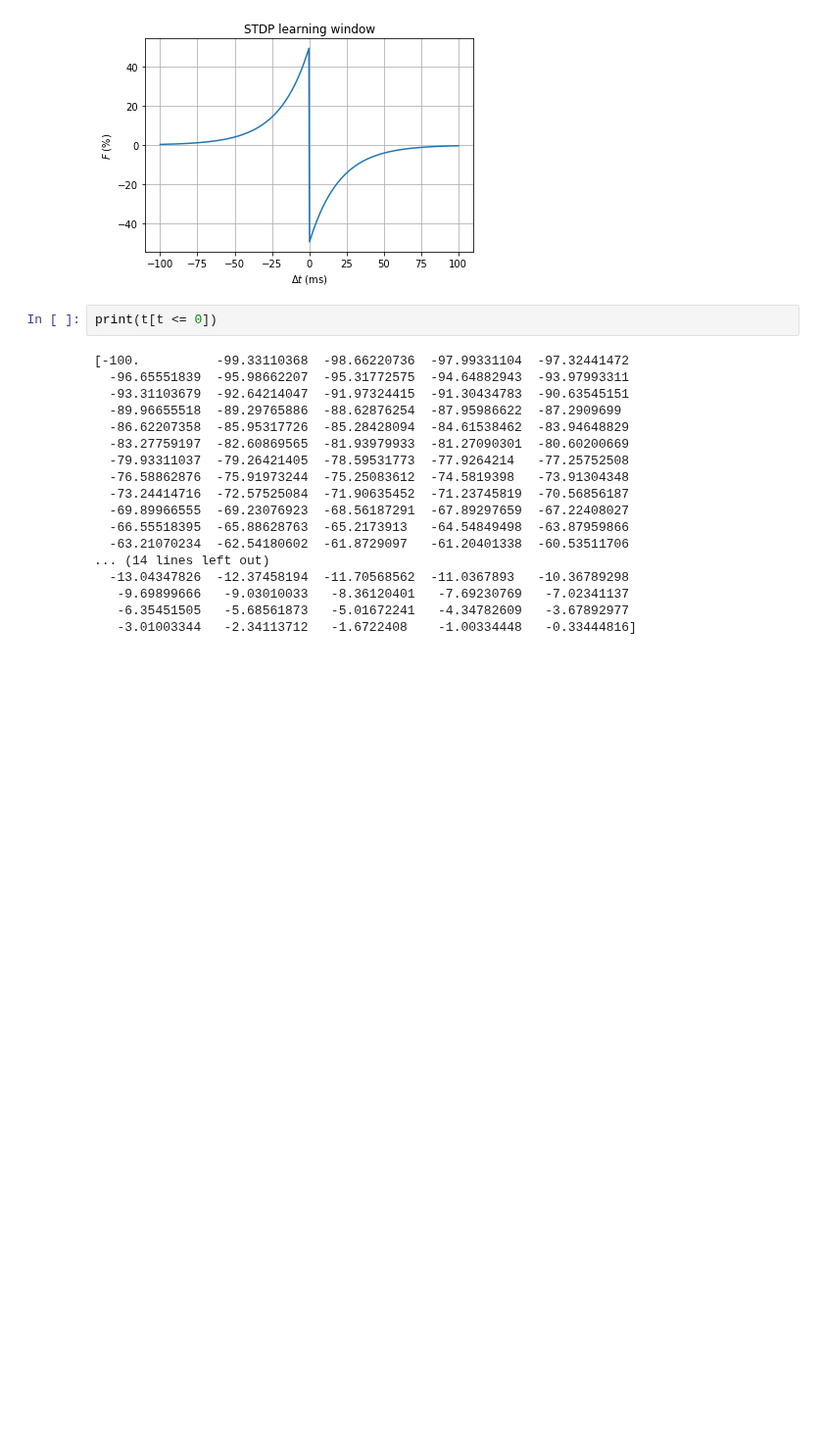
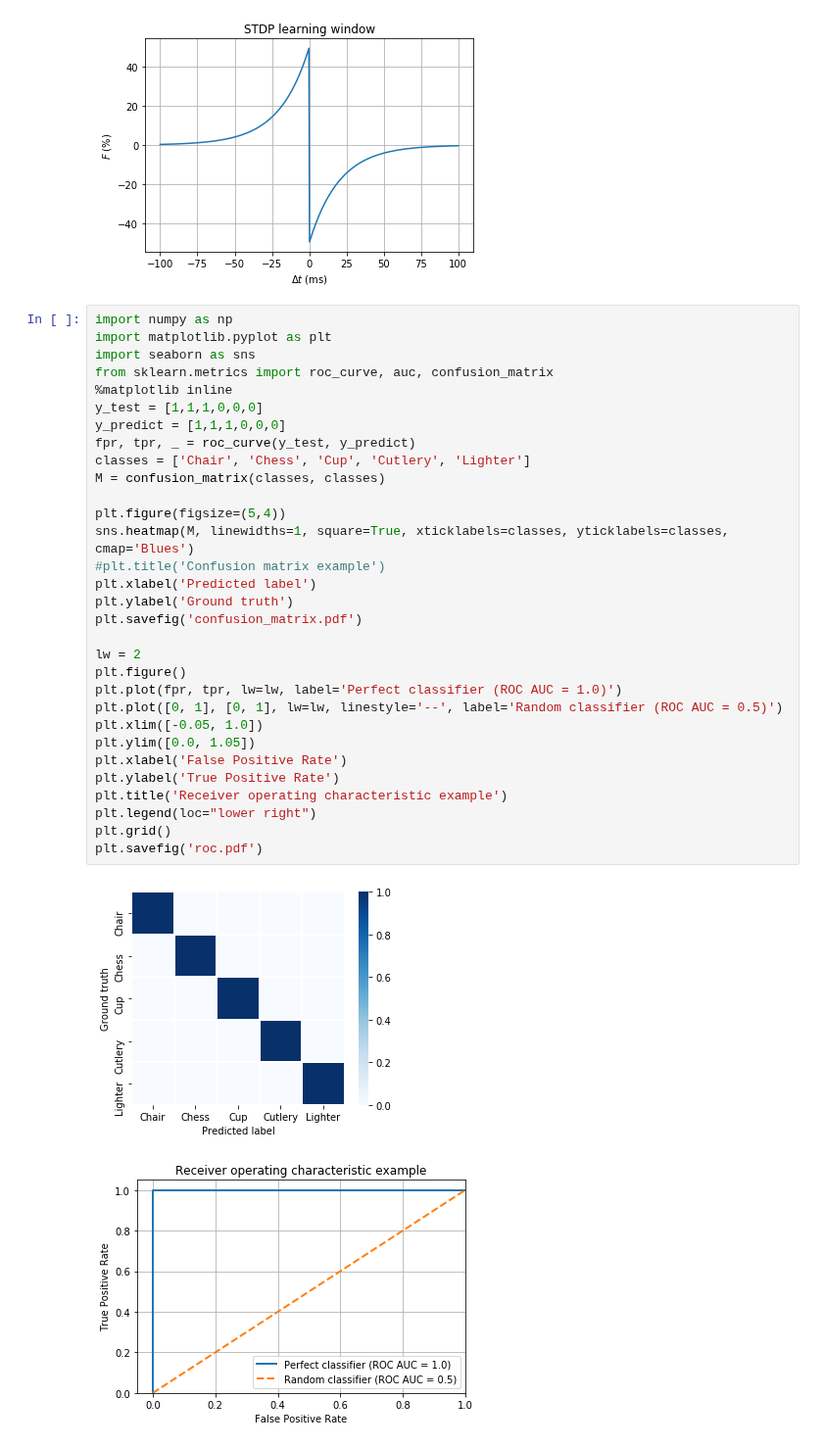
Before and after one commit to JeanElsner/thesis-illustrations, a Jupyter notebook: plots.ipynb, the cells around one changed output. Shown at 98% size. Drawn from its saved outputs; the diff is of its cells as text; blank space fills up the shorter version.

Commit message:
Added confusion matrix, hyperparameters, learning curves etc.

```diff
--- a/plots.ipynb
+++ b/plots.ipynb
@@ -21,23 +21,37 @@ plt.grid()
 plt.savefig('stdp_window.pdf')
 # %% [output]
 [figure]
-# %%
-print(t[t <= 0])
-# %% [output]
-[-100.          -99.33110368  -98.66220736  -97.99331104  -97.32441472
-  -96.65551839  -95.98662207  -95.31772575  -94.64882943  -93.97993311
-  -93.31103679  -92.64214047  -91.97324415  -91.30434783  -90.63545151
-  -89.96655518  -89.29765886  -88.62876254  -87.95986622  -87.2909699
-  -86.62207358  -85.95317726  -85.28428094  -84.61538462  -83.94648829
-  -83.27759197  -82.60869565  -81.93979933  -81.27090301  -80.60200669
-  -79.93311037  -79.26421405  -78.59531773  -77.9264214   -77.25752508
-  -76.58862876  -75.91973244  -75.25083612  -74.5819398   -73.91304348
-  -73.24414716  -72.57525084  -71.90635452  -71.23745819  -70.56856187
-  -69.89966555  -69.23076923  -68.56187291  -67.89297659  -67.22408027
-  -66.55518395  -65.88628763  -65.2173913   -64.54849498  -63.87959866
-  -63.21070234  -62.54180602  -61.8729097   -61.20401338  -60.53511706
-... (14 lines left out)
-  -13.04347826  -12.37458194  -11.70568562  -11.0367893   -10.36789298
-   -9.69899666   -9.03010033   -8.36120401   -7.69230769   -7.02341137
-   -6.35451505   -5.68561873   -5.01672241   -4.34782609   -3.67892977
-   -3.01003344   -2.34113712   -1.6722408    -1.00334448   -0.33444816]
+# %%
+import numpy as np
+import matplotlib.pyplot as plt
+import seaborn as sns
+from sklearn.metrics import roc_curve, auc, confusion_matrix
+%matplotlib inline
+y_test = [1,1,1,0,0,0]
+y_predict = [1,1,1,0,0,0]
+fpr, tpr, _ = roc_curve(y_test, y_predict)
+classes = ['Chair', 'Chess', 'Cup', 'Cutlery', 'Lighter']
+M = confusion_matrix(classes, classes)
+
+plt.figure(figsize=(5,4))
+sns.heatmap(M, linewidths=1, square=True, xticklabels=classes, yticklabels=classes, cmap='Blues')
+#plt.title('Confusion matrix example')
+plt.xlabel('Predicted label')
+plt.ylabel('Ground truth')
+plt.savefig('confusion_matrix.pdf')
+
+lw = 2
+plt.figure()
+plt.plot(fpr, tpr, lw=lw, label='Perfect classifier (ROC AUC = 1.0)')
+plt.plot([0, 1], [0, 1], lw=lw, linestyle='--', label='Random classifier (ROC AUC = 0.5)')
+plt.xlim([-0.05, 1.0])
+plt.ylim([0.0, 1.05])
+plt.xlabel('False Positive Rate')
+plt.ylabel('True Positive Rate')
+plt.title('Receiver operating characteristic example')
+plt.legend(loc="lower right")
+plt.grid()
+plt.savefig('roc.pdf')
+# %% [output]
+[figure, added]
+[figure, added]
```
Also changed, not shown: parts of 3 cells of this notebook, 7 other files.
